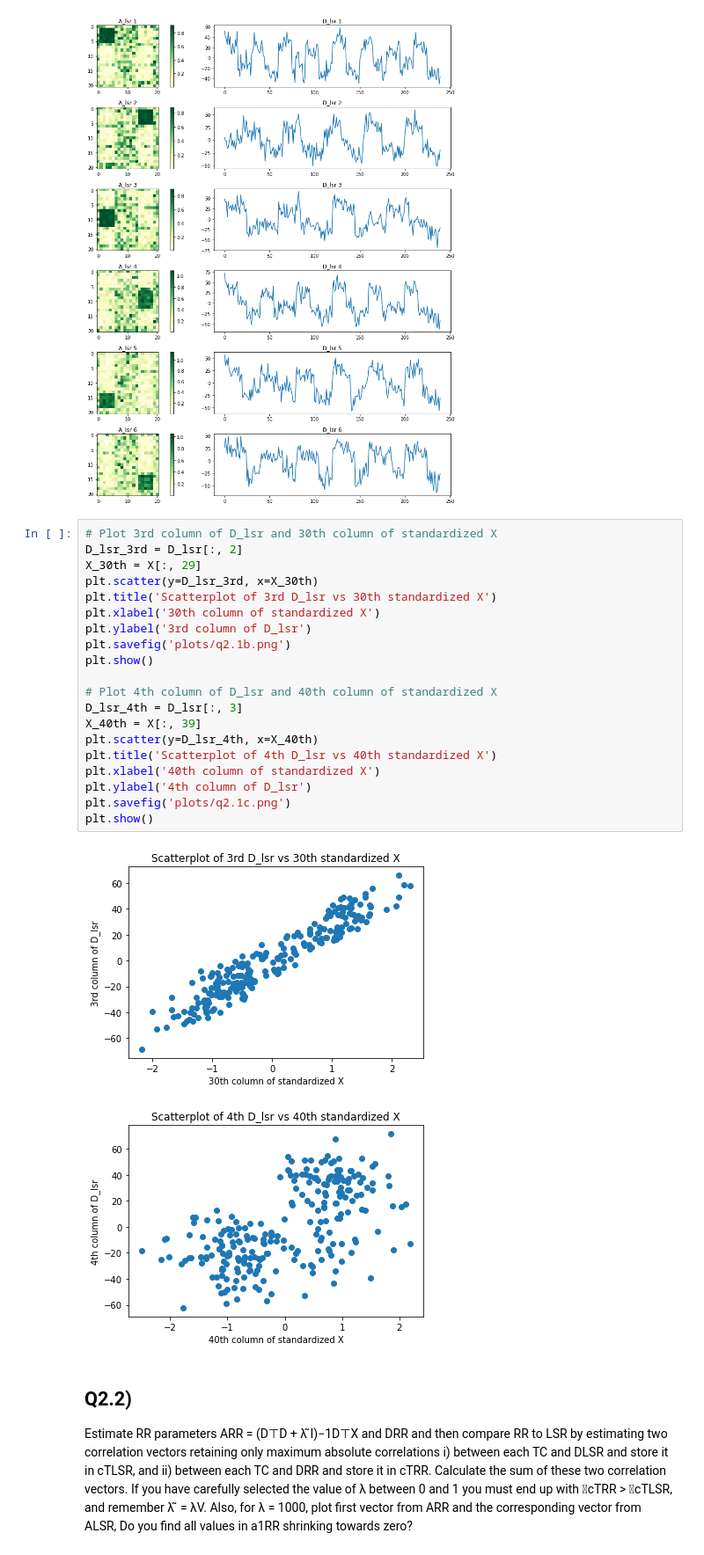
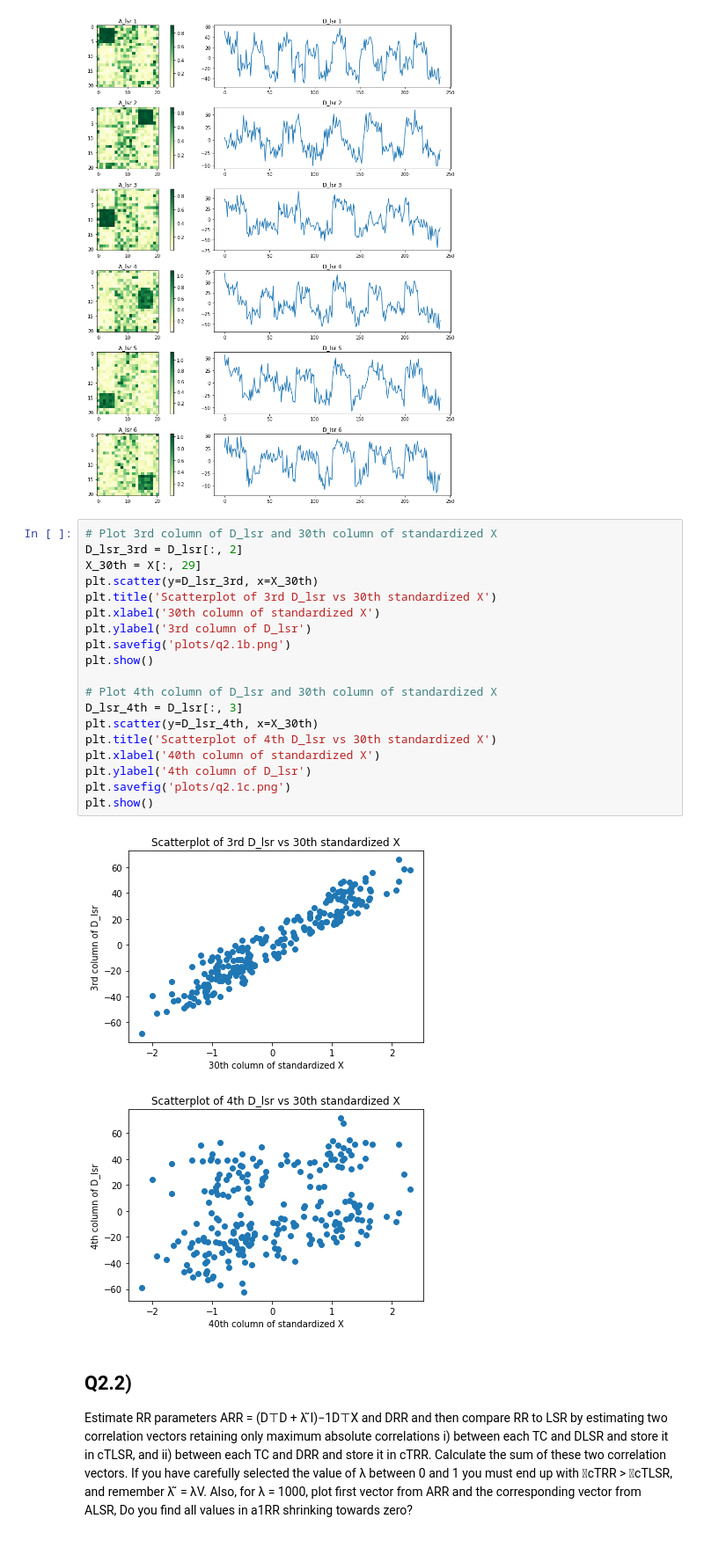
Before and after one commit to tzhern/MAST30034-Assignment-1, a Jupyter notebook: assignment1.ipynb, the cells around one changed output. Shown at 88% size. Cells and saved outputs as stored; diff of their text form.

```diff
--- a/assignment1.ipynb
+++ b/assignment1.ipynb
@@ -258,26 +271,25 @@ plt.show()
 # %%
 # Plot 3rd column of D_lsr and 30th column of standardized X
 D_lsr_3rd = D_lsr[:, 2]
 X_30th = X[:, 29]
 plt.scatter(y=D_lsr_3rd, x=X_30th)
 plt.title('Scatterplot of 3rd D_lsr vs 30th standardized X')
 plt.xlabel('30th column of standardized X')
 plt.ylabel('3rd column of D_lsr')
 plt.savefig('plots/q2.1b.png')
 plt.show()
 
-# Plot 4th column of D_lsr and 40th column of standardized X
+# Plot 4th column of D_lsr and 30th column of standardized X
 D_lsr_4th = D_lsr[:, 3]
-X_40th = X[:, 39]
-plt.scatter(y=D_lsr_4th, x=X_40th)
-plt.title('Scatterplot of 4th D_lsr vs 40th standardized X')
+plt.scatter(y=D_lsr_4th, x=X_30th)
+plt.title('Scatterplot of 4th D_lsr vs 30th standardized X')
 plt.xlabel('40th column of standardized X')
 plt.ylabel('4th column of D_lsr')
 plt.savefig('plots/q2.1c.png')
 plt.show()
 # %% [output]
 [figure]
-[figure, old version]
+[figure, new version]
 # %% [markdown]
 ## Q2.2)
 Estimate RR parameters ARR = (D⊤D + λ ̃I)−1D⊤X and DRR and then compare RR to LSR by estimating two correlation vectors retaining only maximum absolute correlations i) between each TC and DLSR and store it in cTLSR, and ii) between each TC and DRR and store it in cTRR. Calculate the sum of these two correlation vectors. If you have carefully selected the value of λ between 0 and 1 you must end up with 􏰂cTRR > 􏰂cTLSR, and remember λ ̃ = λV. Also, for λ = 1000, plot first vector from ARR and the corresponding vector from ALSR, Do you find all values in a1RR shrinking towards zero?
```
Also changed, not shown: parts of 4 cells of this notebook, 3 other files.
